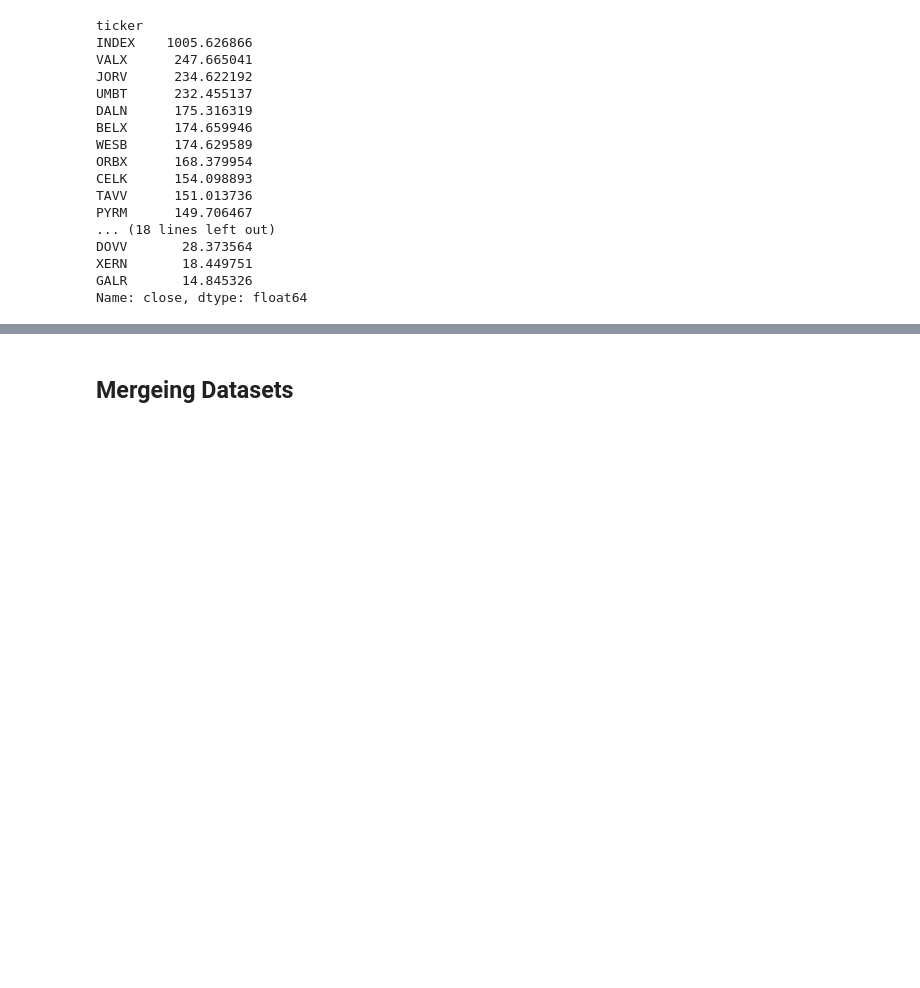
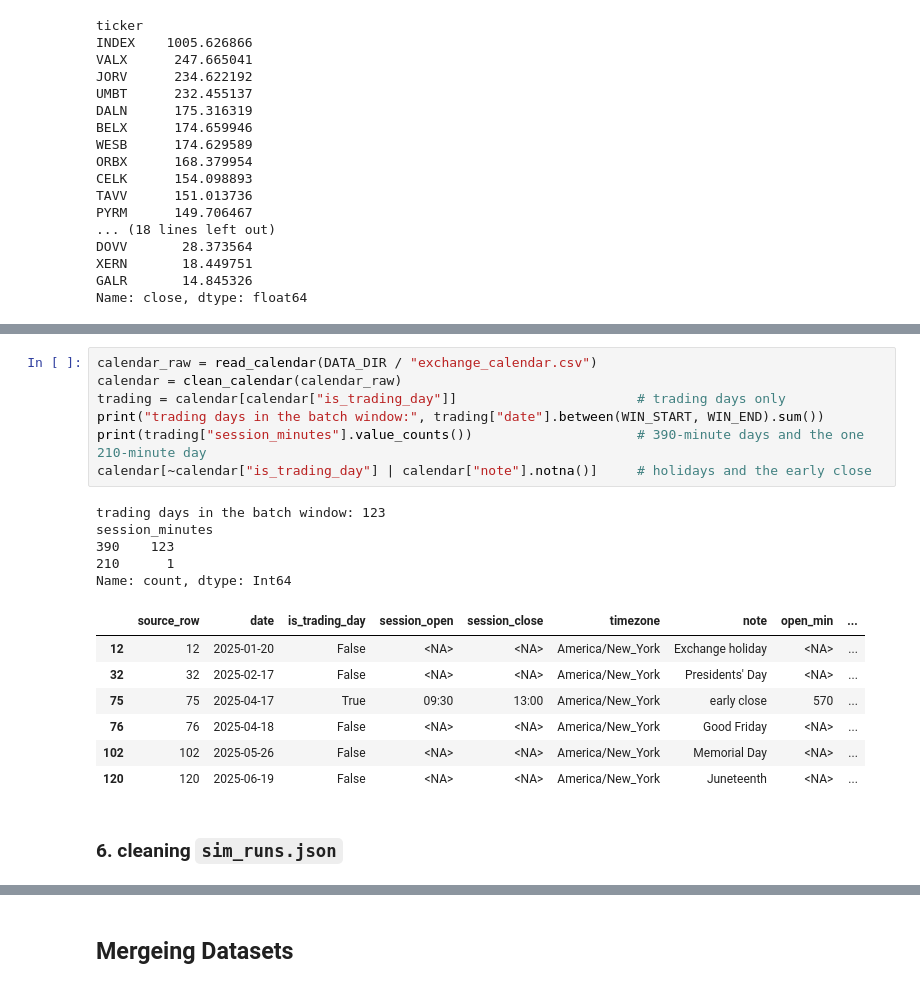
Before and after one commit to SondosMahmoud-5/data-engineering-project, a Jupyter notebook: Project/EDA_V2 copy.ipynb, the cells around one changed output, grey strips where cells are left out. Saved outputs shown, nothing was run; the diff lists cells and outputs as text; blank space fills up the shorter version.

Commit message:
cleaning exchange_calendar & sim_runs

```diff
--- a/Project/EDA_V2 copy.ipynb
+++ b/Project/EDA_V2 copy.ipynb
@@ -1348,0 +1406,22 @@ Name: close, dtype: float64
+# %%
+calendar_raw = read_calendar(DATA_DIR / "exchange_calendar.csv")
+calendar = clean_calendar(calendar_raw)
+trading = calendar[calendar["is_trading_day"]]                       # trading days only
+print("trading days in the batch window:", trading["date"].between(WIN_START, WIN_END).sum())
+print(trading["session_minutes"].value_counts())                     # 390-minute days and the one 210-minute day
+calendar[~calendar["is_trading_day"] | calendar["note"].notna()]     # holidays and the early close
+# %% [output]
+trading days in the batch window: 123
+session_minutes
+390    123
+210      1
+Name: count, dtype: Int64
+|  | source_row | date | is_trading_day | session_open | session_close | timezone | note | open_min | ... |
+| 12 | 12 | 2025-01-20 | False | <NA> | <NA> | America/New_York | Exchange holiday | <NA> | ... |
+| 32 | 32 | 2025-02-17 | False | <NA> | <NA> | America/New_York | Presidents' Day | <NA> | ... |
+| 75 | 75 | 2025-04-17 | True | 09:30 | 13:00 | America/New_York | early close | 570 | ... |
+| 76 | 76 | 2025-04-18 | False | <NA> | <NA> | America/New_York | Good Friday | <NA> | ... |
+| 102 | 102 | 2025-05-26 | False | <NA> | <NA> | America/New_York | Memorial Day | <NA> | ... |
+| 120 | 120 | 2025-06-19 | False | <NA> | <NA> | America/New_York | Juneteenth | <NA> | ... |
+# %% [markdown]
+### 6. cleaning `sim_runs.json`
```
Also changed, not shown: parts of 9 cells of this notebook.
